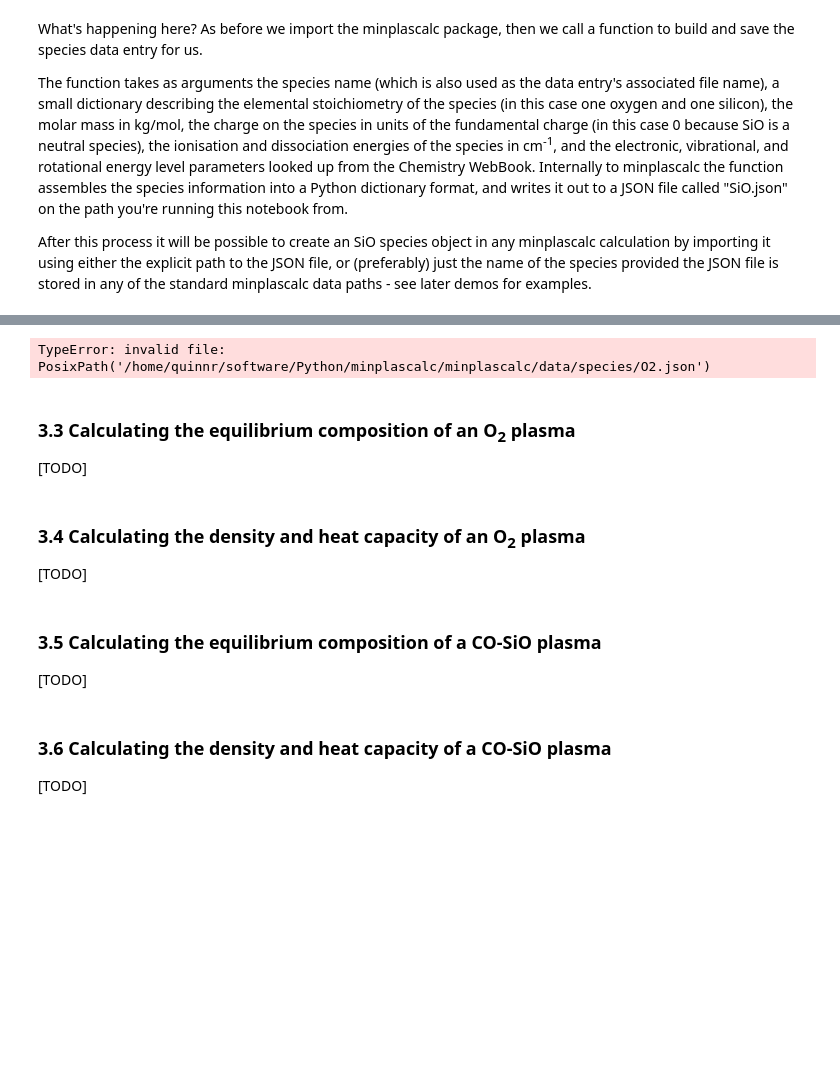
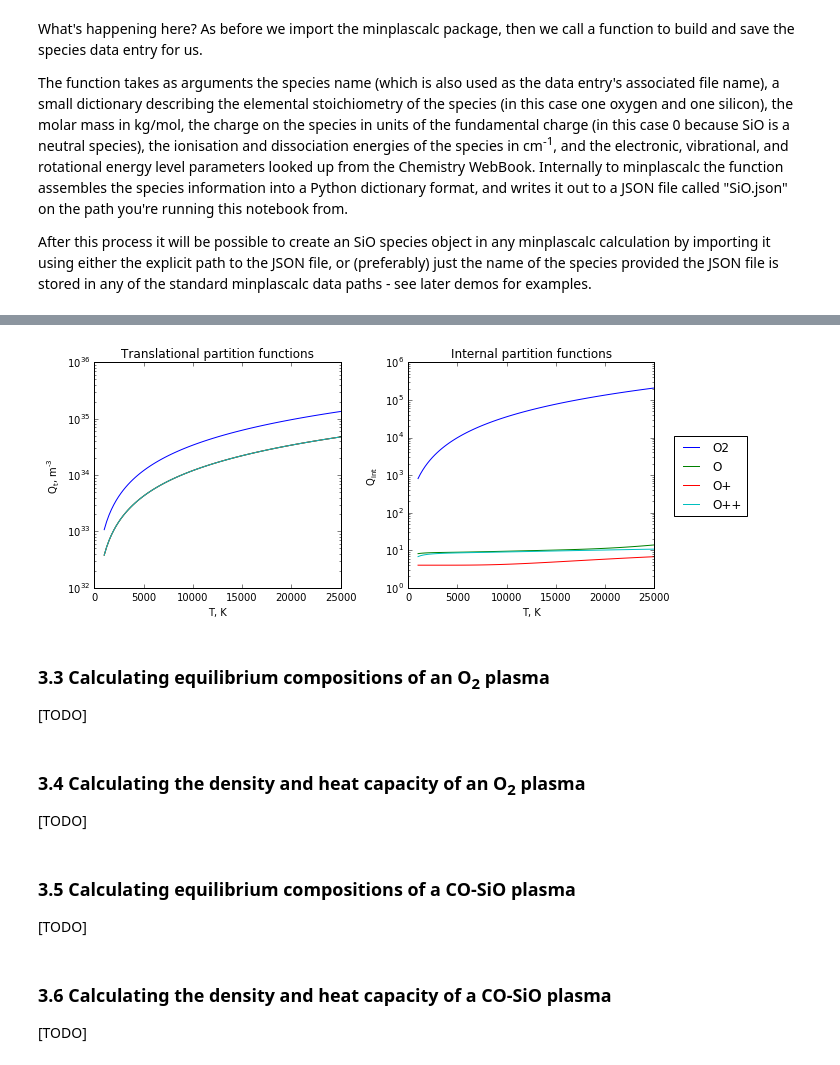
Before and after one commit to quinnreynolds/minplascalc, a Jupyter notebook: demoguide.ipynb, the cells around one changed output, grey strips where cells are left out. Cells and saved outputs as stored; diff of their text form; code cells hidden in the pictures; blank space fills up the shorter version.

Commit message:
ipynb demo guide work-in-progress
Completed partition function worked example, removed testDriverSpecies.py

```diff
--- a/demoguide.ipynb
+++ b/demoguide.ipynb
@@ -176,37 +176,50 @@ To calculate and graph the internal and translational partition functions of var
 # %%
-# Import and initialise matplotlib graphing module
+# Import numpy and matplotlib
 %matplotlib inline
 import matplotlib.pyplot as plt
+import numpy as np
 
 # Import minplascalc
 import minplascalc as mpc
 
 # Load up some different oxygen species: O2, O, O+, and O++
 speciesnames = ["O2", "O", "O+", "O++"]
 species = [mpc.species_from_name(n) for n in speciesnames]
 
 # Specify a range of temperatures
 temperatures = np.linspace(1000, 25000, 100)
 
-# Calculate the species' translational partition functions
-# at each temperature
-tpfuncs = [[sp.translationalPartitionFunction(temperature) for sp in species]
-          for temperature in temperatures]
+# Calculate the species' translational partition functions at each temperature
+tpfuncs = [[sp.translationalPartitionFunction(temperature)
+            for temperature in temperatures]
+          for sp in species]
 
-# Calculate the species' internal partition functions
-# at each temperature
-ipfuncs = [[sp.internalPartitionFunction(temperature) for sp in species]
-          for temperature in temperatures]
+# Calculate the species' internal partition functions at each temperature
+ipfuncs = [[sp.internalPartitionFunction(temperature)
+            for temperature in temperatures]
+          for sp in species]
 
 # Plot the results
-fig, axs = plt.subplots(1, 2)
-axs[0].semilogy(temperatures, tpfuncs)
-axs[0].semilogy(temperatures, ipfuncs)
+fig, (ax0, ax1) = plt.subplots(1, 2, figsize=(9,4))
+ax0.set_title("Translational partition functions")
+ax0.set_xlabel("T, K")
+ax0.set_ylabel("$\mathregular{Q_t, m^{-3}}$")
+for pf, sn in zip(tpfuncs, speciesnames):
+    ax0.semilogy(temperatures, pf, label=sn);
+
+ax1.set_title("Internal partition functions")
+ax1.set_xlabel("T, K")
+ax1.set_ylabel("$\mathregular{Q_{int}}$")
+for pf, sn in zip(ipfuncs, speciesnames):
+    ax1.semilogy(temperatures, pf, label=sn);
+ax1.legend(bbox_to_anchor=(1.4, 0.7));
+
+plt.tight_layout()
 # %% [output]
-TypeError: invalid file: PosixPath('/home/quinnr/software/Python/minplascalc/minplascalc/data/species/O2.json')
+[figure, added]
 # %% [markdown]
 <a id="3.3"></a>
-### 3.3 Calculating the equilibrium composition of an O<sub>2</sub> plasma
+### 3.3 Calculating equilibrium compositions of an O<sub>2</sub> plasma
 
 [TODO]
 # %% [markdown]
@@ -216,7 +229,7 @@ TypeError: invalid file: PosixPath('/home/quinnr/software/Python/minplascalc/min
 [TODO]
 # %% [markdown]
 <a id="3.5"></a>
-### 3.5 Calculating the equilibrium composition of a CO-SiO plasma
+### 3.5 Calculating equilibrium compositions of a CO-SiO plasma
 
 [TODO]
 # %% [markdown]
```
Also changed, not shown: parts of 4 cells of this notebook, 1 other file.
